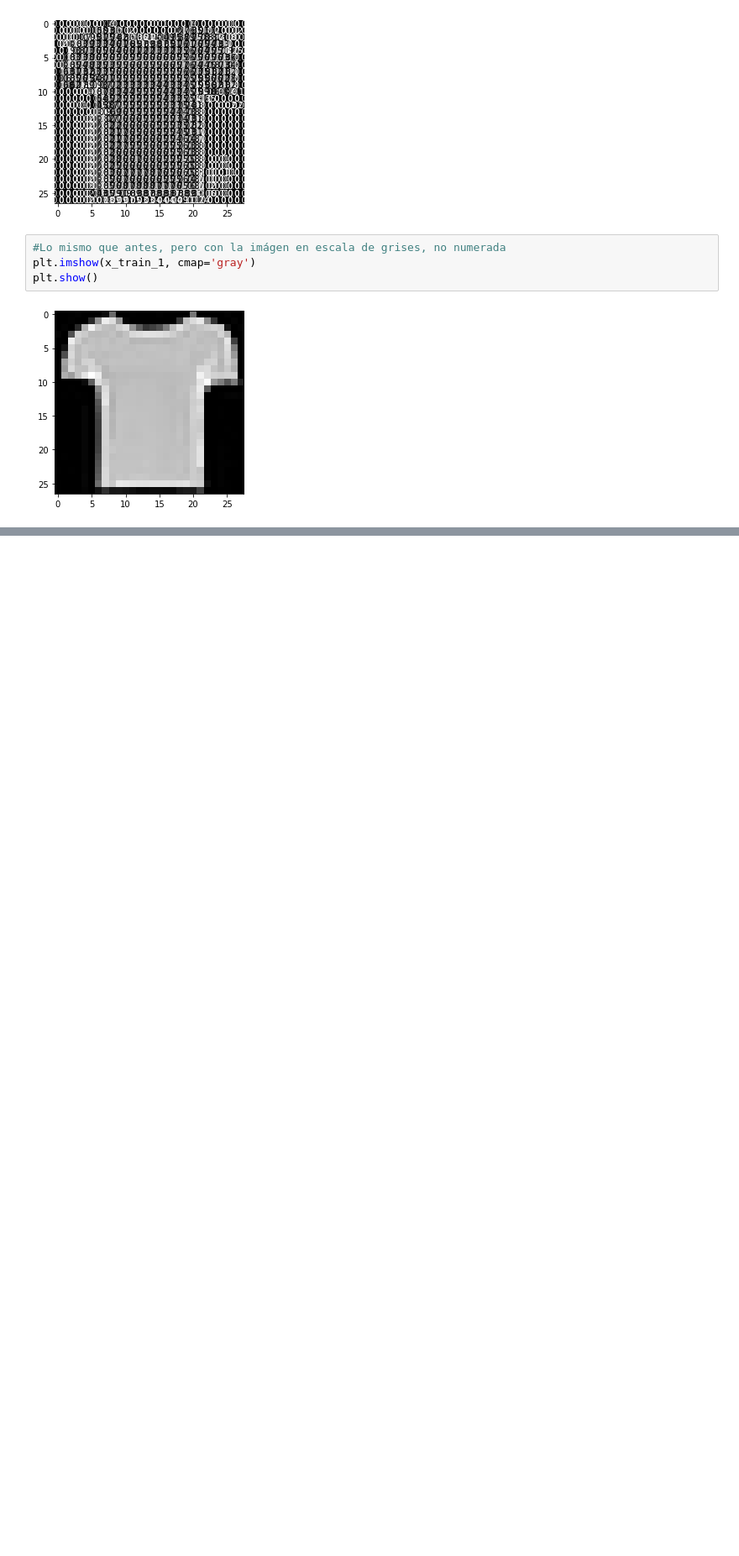
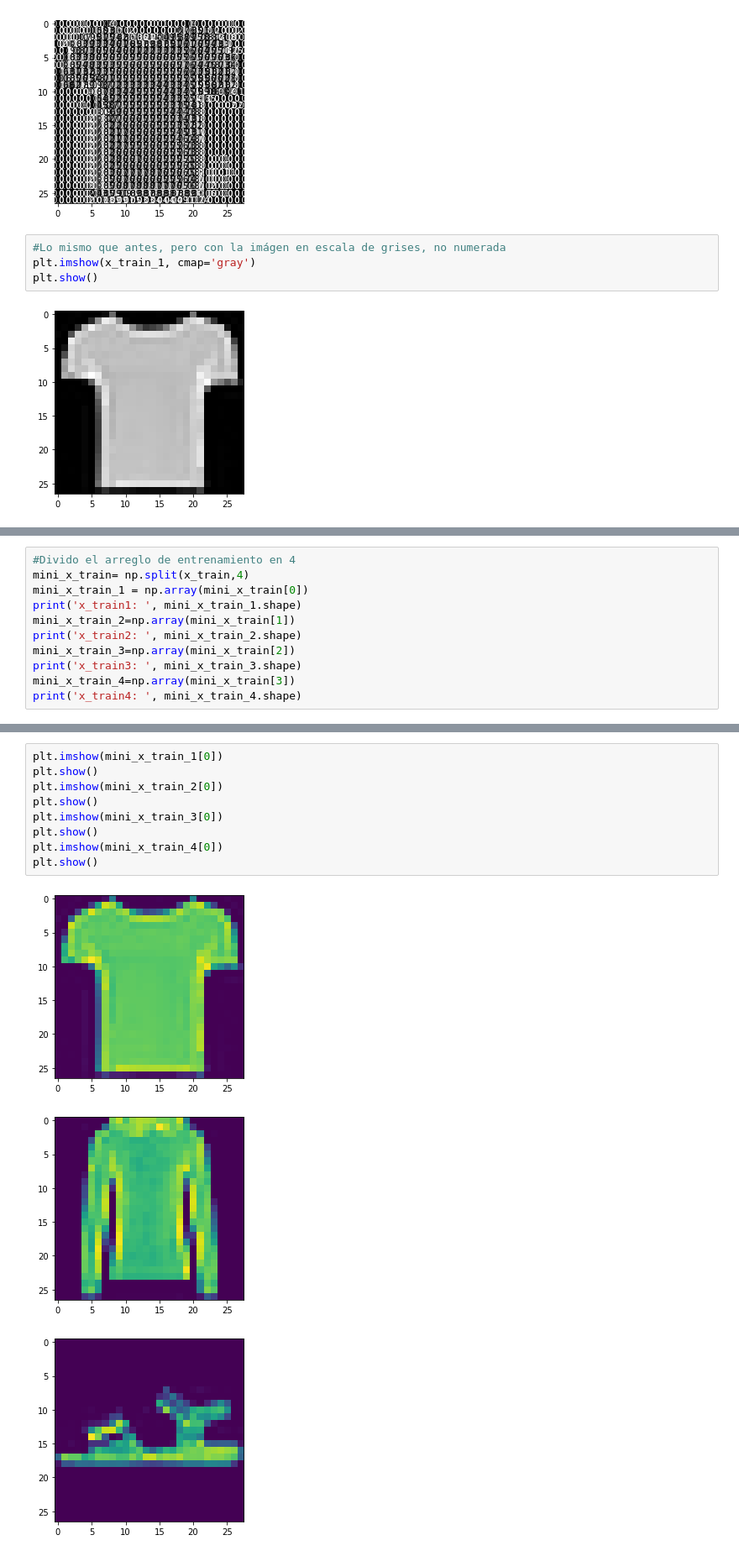
Before and after one commit to gdejesus/prueba_pae, a Jupyter notebook: 2---Intro probabilidad/1-introProbabilidad.ipynb, the cells around one changed output, grey strips where cells are left out. Shown: that part at 84% size. Saved outputs shown, nothing was run; the diff lists cells and outputs as text; blank space fills up the shorter version.

```diff
--- a/2---Intro probabilidad/1-introProbabilidad.ipynb
+++ b/2---Intro probabilidad/1-introProbabilidad.ipynb
@@ -124,0 +125,11 @@ NameError: name 'show' is not defined
+# %%
+#Divido el arreglo de entrenamiento en 4
+mini_x_train= np.split(x_train,4)
+mini_x_train_1 = np.array(mini_x_train[0])
+print('x_train1: ', mini_x_train_1.shape)
+mini_x_train_2=np.array(mini_x_train[1])
+print('x_train2: ', mini_x_train_2.shape)
+mini_x_train_3=np.array(mini_x_train[2])
+print('x_train3: ', mini_x_train_3.shape)
+mini_x_train_4=np.array(mini_x_train[3])
+print('x_train4: ', mini_x_train_4.shape)
@@ -124,0 +141,13 @@ NameError: name 'show' is not defined
+# %%
+plt.imshow(mini_x_train_1[0])
+plt.show()
+plt.imshow(mini_x_train_2[0])
+plt.show()
+plt.imshow(mini_x_train_3[0])
+plt.show()
+plt.imshow(mini_x_train_4[0])
+plt.show()
+# %% [output]
+[figure, added]
+[figure, added]
+[figure, added]
```
Also changed, not shown: parts of 4 cells of this notebook.
